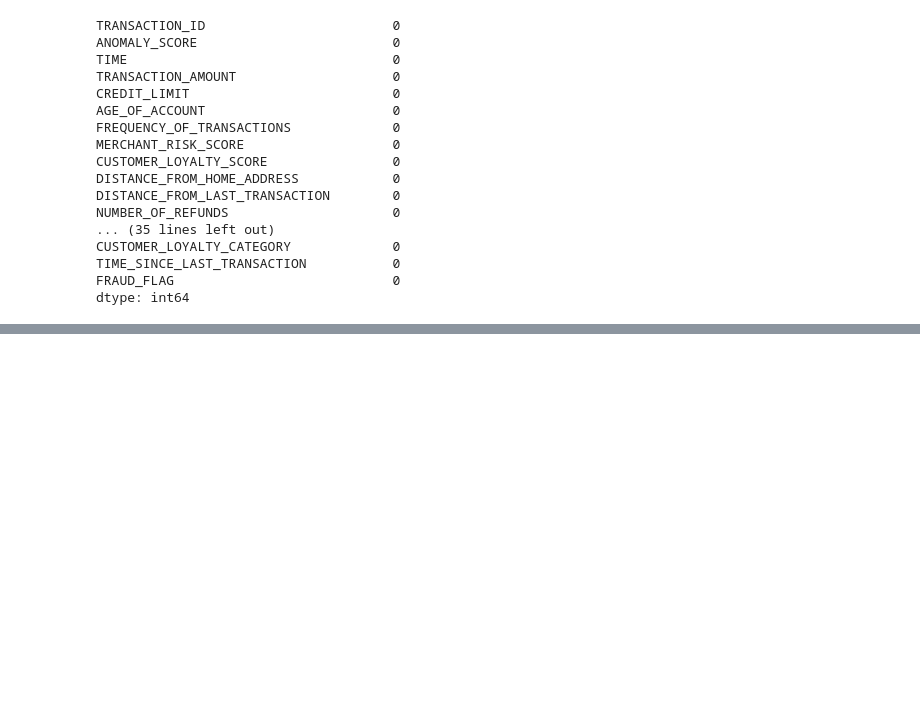
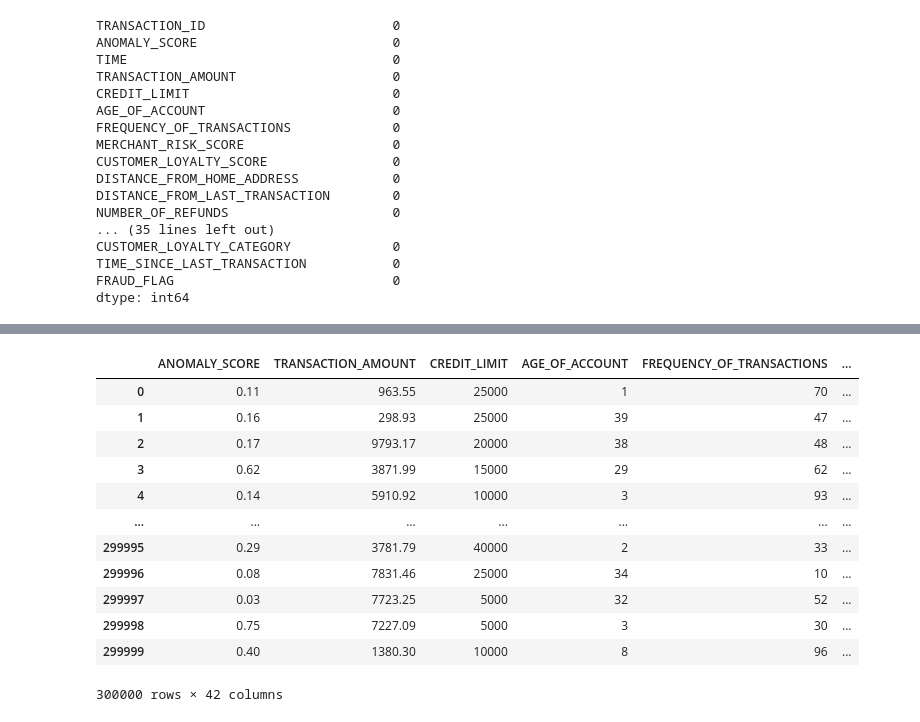
Before and after one commit to Vishal80990/Attrition-Analytic-across-various-sectors, a Jupyter notebook: Untitled.ipynb, the cells around one changed output, grey strips where cells are left out. Drawn from its saved outputs; the diff is of its cells as text; code cells hidden in the pictures; blank space fills up the shorter version.

```diff
--- a/Untitled.ipynb
+++ b/Untitled.ipynb
@@ -79,0 +80,16 @@ NameError: name 'Original_df' is not defined
+# %%
+df
+# %% [output]
+|  | ANOMALY_SCORE | TRANSACTION_AMOUNT | CREDIT_LIMIT | AGE_OF_ACCOUNT | FREQUENCY_OF_TRANSACTIONS | ... |
+| 0 | 0.11 | 963.55 | 25000 | 1 | 70 | ... |
+| 1 | 0.16 | 298.93 | 25000 | 39 | 47 | ... |
+| 2 | 0.17 | 9793.17 | 20000 | 38 | 48 | ... |
+| 3 | 0.62 | 3871.99 | 15000 | 29 | 62 | ... |
+| 4 | 0.14 | 5910.92 | 10000 | 3 | 93 | ... |
+| ... | ... | ... | ... | ... | ... | ... |
+| 299995 | 0.29 | 3781.79 | 40000 | 2 | 33 | ... |
+| 299996 | 0.08 | 7831.46 | 25000 | 34 | 10 | ... |
+| 299997 | 0.03 | 7723.25 | 5000 | 32 | 52 | ... |
+| 299998 | 0.75 | 7227.09 | 5000 | 3 | 30 | ... |
+| 299999 | 0.40 | 1380.30 | 10000 | 8 | 96 | ... |
+300000 rows × 42 columns
```
Also changed, not shown: parts of 3 cells of this notebook.
